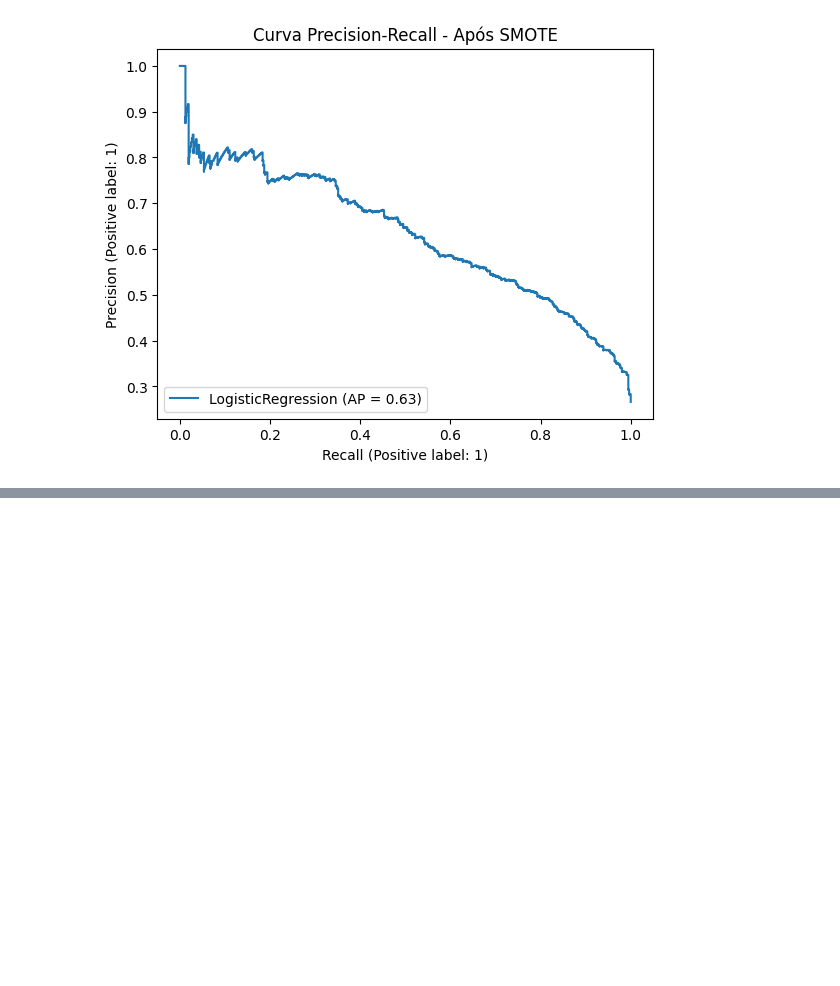
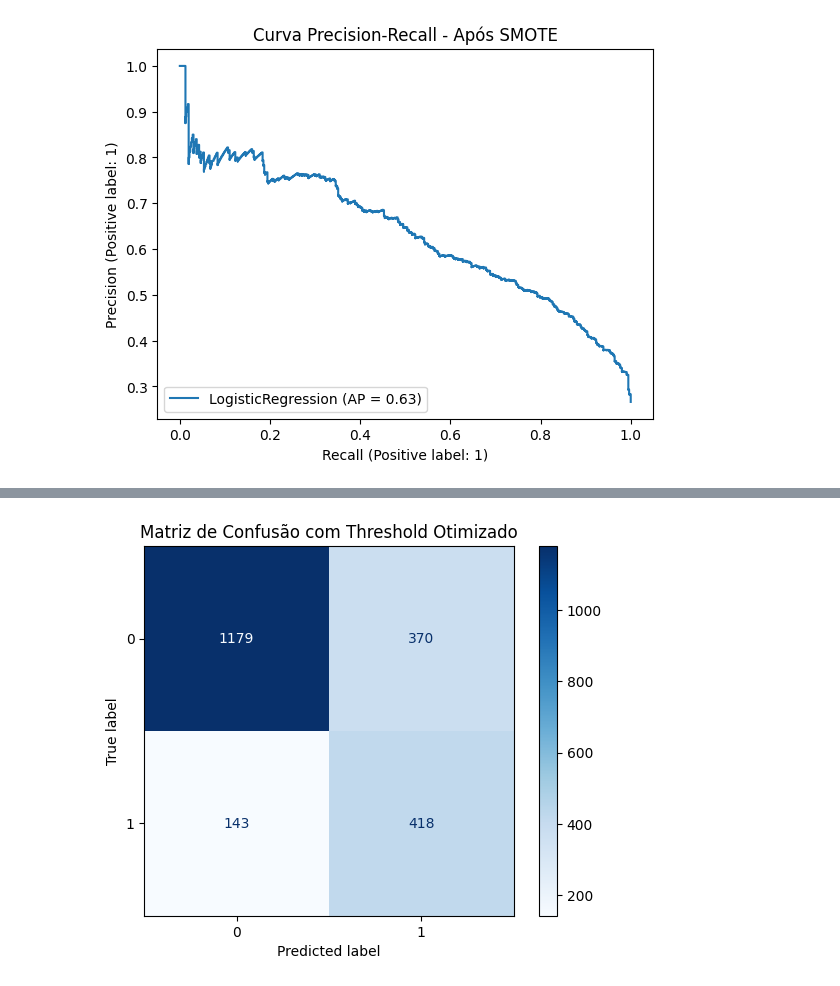
Before and after one commit to moises-rb/Analise_Dados, a Jupyter notebook: Telecom_X_PrevendoChurn/notebooks/02_Modelagem_PrevChurnTelco.ipynb, the cells around one changed output, grey strips where cells are left out. Saved outputs shown, nothing was run; the diff lists cells and outputs as text; code cells hidden in the pictures; blank space fills up the shorter version.

```diff
--- a/Telecom_X_PrevendoChurn/notebooks/02_Modelagem_PrevChurnTelco.ipynb
+++ b/Telecom_X_PrevendoChurn/notebooks/02_Modelagem_PrevChurnTelco.ipynb
@@ -259,0 +268,3 @@ plt.show()
+# %%
+best_index = np.argmax(f1)
+best_threshold = thresholds[best_index]
@@ -259,0 +280,15 @@ plt.show()
+# %%
+from sklearn.metrics import confusion_matrix, classification_report, ConfusionMatrixDisplay
+
+# 1. Aplicar novo threshold às probabilidades previstas
+y_pred_otimizado = (y_proba >= best_threshold).astype(int)
+# %%
+# 2. Nova matriz de confusão
+cm_otimizado = confusion_matrix(y_test, y_pred_otimizado)
+disp = ConfusionMatrixDisplay(confusion_matrix=cm_otimizado, display_labels=modelo_smote.classes_)
+disp.plot(cmap="Blues")
+plt.title("Matriz de Confusão com Threshold Otimizado")
+plt.grid(False)
+plt.show()
+# %% [output]
+[figure, added]
```
Also changed, not shown: parts of 12 cells of this notebook, 7 other files.
